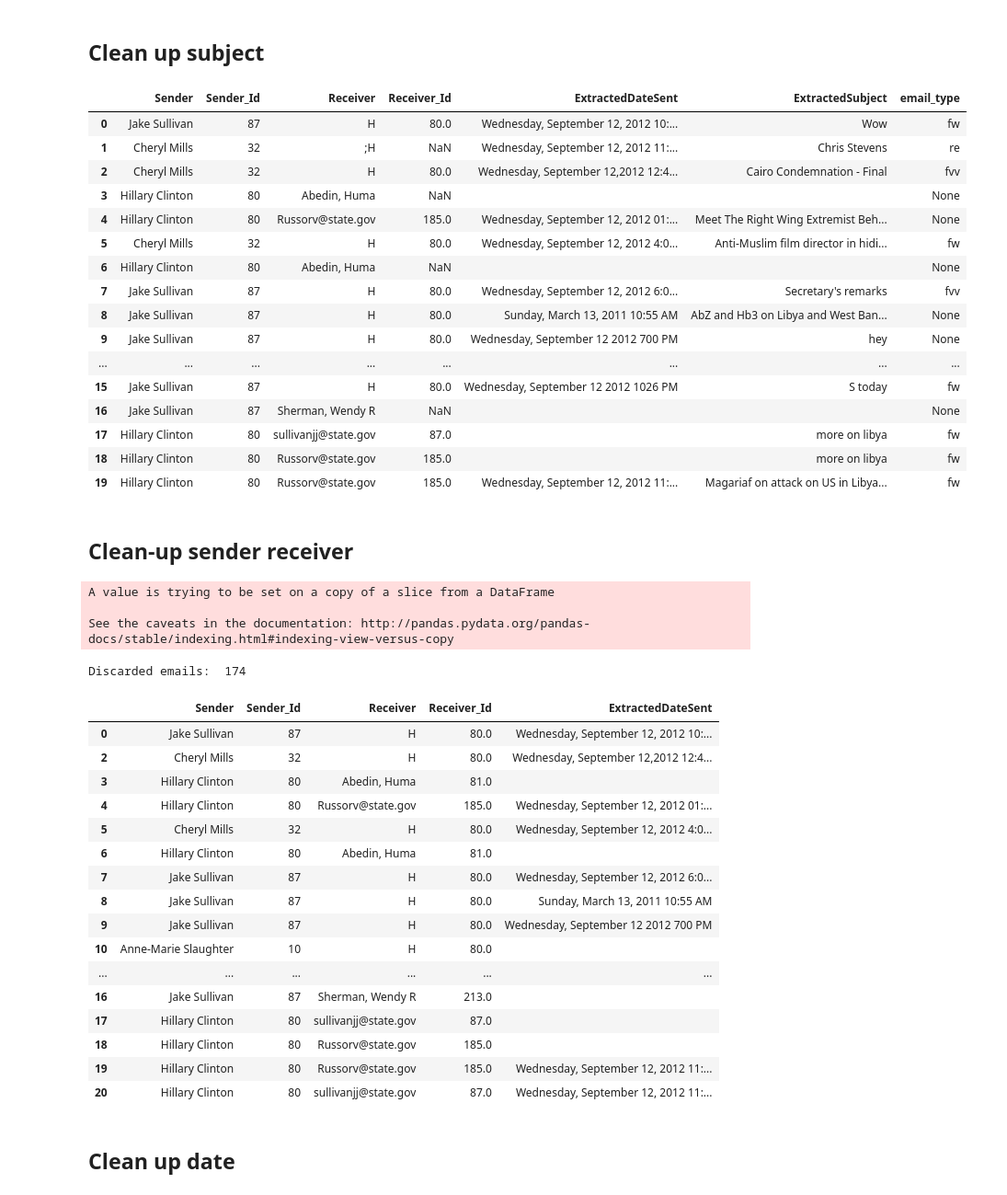
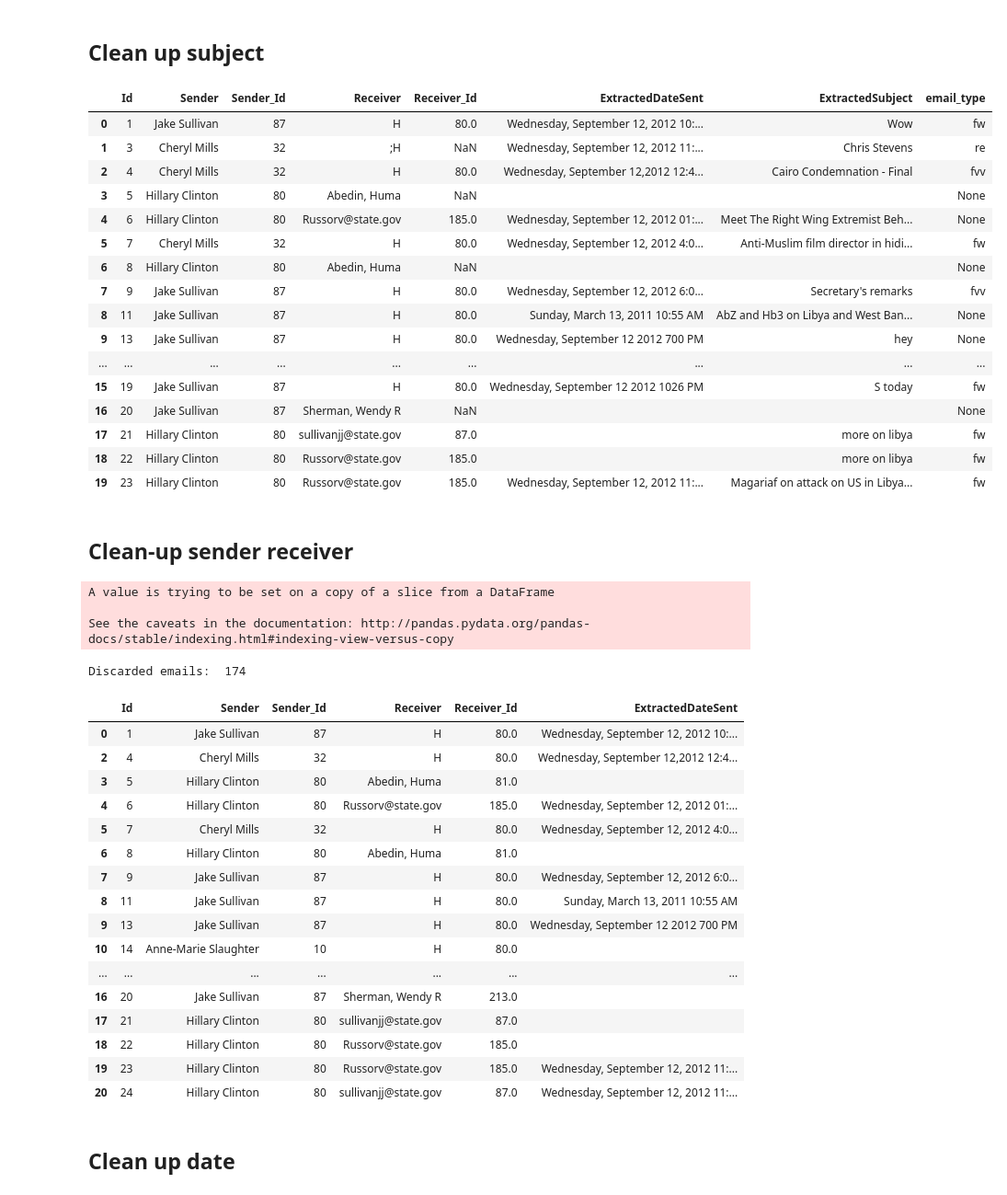
Before and after one commit to debojyoti23/NLP-course-project, a Jupyter notebook: explore.ipynb, the cells around one changed output. Shown at 92% size. Saved outputs shown, nothing was run; the diff lists cells and outputs as text; code cells hidden in the pictures.

```diff
--- a/explore.ipynb
+++ b/explore.ipynb
@@ -36,35 +36,35 @@ def clean_subject(sub):
     return email_type,sub
 # %%
 conn = sqlite3.connect('../hillary-clinton-emails/database.sqlite')
-sql = """select p.Name Sender, e.SenderPersonId Sender_Id
+sql = """select e.Id, p.Name Sender, e.SenderPersonId Sender_Id
 , e.MetadataTo Receiver, a.PersonId Receiver_Id, e.ExtractedDateSent, e.ExtractedSubject
 from Emails e
 inner join Persons p on e.SenderPersonId=p.Id
 left outer join Aliases a on lower(e.MetadataTo)=a.Alias
 """
 emails = pd.read_sql_query(sql,conn)
 temp = emails.ExtractedSubject.apply(clean_subject)
 emails['ExtractedSubject'] = [tpl[1] for tpl in temp]
 emails['email_type'] = email_type = [tpl[0] for tpl in temp]
 emails.head(20)
 # %% [output]
-|  | Sender | Sender_Id | Receiver | Receiver_Id | ExtractedDateSent | ExtractedSubject | email_type |
-| 0 | Jake Sullivan | 87 | H | 80.0 | Wednesday, September 12, 2012 10:... | Wow | fw |
-| 1 | Cheryl Mills | 32 | ;H | NaN | Wednesday, September 12, 2012 11:... | Chris Stevens | re |
-| 2 | Cheryl Mills | 32 | H | 80.0 | Wednesday, September 12,2012 12:4... | Cairo Condemnation - Final | fvv |
-| 3 | Hillary Clinton | 80 | Abedin, Huma | NaN |  |  | None |
-| 4 | Hillary Clinton | 80 | Russorv@state.gov | 185.0 | Wednesday, September 12, 2012 01:... | Meet The Right Wing Extremist Beh... | None |
-| 5 | Cheryl Mills | 32 | H | 80.0 | Wednesday, September 12, 2012 4:0... | Anti-Muslim film director in hidi... | fw |
-| 6 | Hillary Clinton | 80 | Abedin, Huma | NaN |  |  | None |
-| 7 | Jake Sullivan | 87 | H | 80.0 | Wednesday, September 12, 2012 6:0... | Secretary's remarks | fvv |
-| 8 | Jake Sullivan | 87 | H | 80.0 | Sunday, March 13, 2011 10:55 AM | AbZ and Hb3 on Libya and West Ban... | None |
-| 9 | Jake Sullivan | 87 | H | 80.0 | Wednesday, September 12 2012 700 PM | hey | None |
-| ... | ... | ... | ... | ... | ... | ... | ... |
-| 15 | Jake Sullivan | 87 | H | 80.0 | Wednesday, September 12 2012 1026 PM | S today | fw |
-| 16 | Jake Sullivan | 87 | Sherman, Wendy R | NaN |  |  | None |
-| 17 | Hillary Clinton | 80 | sullivanjj@state.gov | 87.0 |  | more on libya | fw |
-| 18 | Hillary Clinton | 80 | Russorv@state.gov | 185.0 |  | more on libya | fw |
-| 19 | Hillary Clinton | 80 | Russorv@state.gov | 185.0 | Wednesday, September 12, 2012 11:... | Magariaf on attack on US in Libya... | fw |
+|  | Id | Sender | Sender_Id | Receiver | Receiver_Id | ExtractedDateSent | ExtractedSubject | email_type |
+| 0 | 1 | Jake Sullivan | 87 | H | 80.0 | Wednesday, September 12, 2012 10:... | Wow | fw |
+| 1 | 3 | Cheryl Mills | 32 | ;H | NaN | Wednesday, September 12, 2012 11:... | Chris Stevens | re |
+| 2 | 4 | Cheryl Mills | 32 | H | 80.0 | Wednesday, September 12,2012 12:4... | Cairo Condemnation - Final | fvv |
+| 3 | 5 | Hillary Clinton | 80 | Abedin, Huma | NaN |  |  | None |
+| 4 | 6 | Hillary Clinton | 80 | Russorv@state.gov | 185.0 | Wednesday, September 12, 2012 01:... | Meet The Right Wing Extremist Beh... | None |
+| 5 | 7 | Cheryl Mills | 32 | H | 80.0 | Wednesday, September 12, 2012 4:0... | Anti-Muslim film director in hidi... | fw |
+| 6 | 8 | Hillary Clinton | 80 | Abedin, Huma | NaN |  |  | None |
+| 7 | 9 | Jake Sullivan | 87 | H | 80.0 | Wednesday, September 12, 2012 6:0... | Secretary's remarks | fvv |
+| 8 | 11 | Jake Sullivan | 87 | H | 80.0 | Sunday, March 13, 2011 10:55 AM | AbZ and Hb3 on Libya and West Ban... | None |
+| 9 | 13 | Jake Sullivan | 87 | H | 80.0 | Wednesday, September 12 2012 700 PM | hey | None |
+| ... | ... | ... | ... | ... | ... | ... | ... | ... |
+| 15 | 19 | Jake Sullivan | 87 | H | 80.0 | Wednesday, September 12 2012 1026 PM | S today | fw |
+| 16 | 20 | Jake Sullivan | 87 | Sherman, Wendy R | NaN |  |  | None |
+| 17 | 21 | Hillary Clinton | 80 | sullivanjj@state.gov | 87.0 |  | more on libya | fw |
+| 18 | 22 | Hillary Clinton | 80 | Russorv@state.gov | 185.0 |  | more on libya | fw |
+| 19 | 23 | Hillary Clinton | 80 | Russorv@state.gov | 185.0 | Wednesday, September 12, 2012 11:... | Magariaf on attack on US in Libya... | fw |
 # %% [markdown]
 ## Clean-up sender receiver
 # %%
@@ -79,7 +79,7 @@ conn = sqlite3.connect('../hillary-clinton-emails/database.sqlite')
 # print 'No of mails sent by HC =',x[80]
 
 # Assign receiver Id
-sql = """select p.Name Sender,
+sql = """select e.Id, p.Name Sender,
 e.SenderPersonId Sender_Id, e.MetadataTo Receiver, a.PersonId Receiver_Id, e.ExtractedDateSent
 from Emails e
 inner join Persons p on e.SenderPersonId=p.Id
@@ -121,23 +121,23 @@ A value is trying to be set on a copy of a slice from a DataFrame
 
 See the caveats in the documentation: http://pandas.pydata.org/pandas-docs/stable/indexing.html#indexing-view-versus-copy
 Discarded emails:  174
-|  | Sender | Sender_Id | Receiver | Receiver_Id | ExtractedDateSent |
-| 0 | Jake Sullivan | 87 | H | 80.0 | Wednesday, September 12, 2012 10:... |
-| 2 | Cheryl Mills | 32 | H | 80.0 | Wednesday, September 12,2012 12:4... |
-| 3 | Hillary Clinton | 80 | Abedin, Huma | 81.0 |  |
-| 4 | Hillary Clinton | 80 | Russorv@state.gov | 185.0 | Wednesday, September 12, 2012 01:... |
-| 5 | Cheryl Mills | 32 | H | 80.0 | Wednesday, September 12, 2012 4:0... |
-| 6 | Hillary Clinton | 80 | Abedin, Huma | 81.0 |  |
-| 7 | Jake Sullivan | 87 | H | 80.0 | Wednesday, September 12, 2012 6:0... |
-| 8 | Jake Sullivan | 87 | H | 80.0 | Sunday, March 13, 2011 10:55 AM |
-| 9 | Jake Sullivan | 87 | H | 80.0 | Wednesday, September 12 2012 700 PM |
-| 10 | Anne-Marie Slaughter | 10 | H | 80.0 |  |
-| ... | ... | ... | ... | ... | ... |
-| 16 | Jake Sullivan | 87 | Sherman, Wendy R | 213.0 |  |
-| 17 | Hillary Clinton | 80 | sullivanjj@state.gov | 87.0 |  |
-| 18 | Hillary Clinton | 80 | Russorv@state.gov | 185.0 |  |
-| 19 | Hillary Clinton | 80 | Russorv@state.gov | 185.0 | Wednesday, September 12, 2012 11:... |
-| 20 | Hillary Clinton | 80 | sullivanjj@state.gov | 87.0 | Wednesday, September 12, 2012 11:... |
+|  | Id | Sender | Sender_Id | Receiver | Receiver_Id | ExtractedDateSent |
+| 0 | 1 | Jake Sullivan | 87 | H | 80.0 | Wednesday, September 12, 2012 10:... |
+| 2 | 4 | Cheryl Mills | 32 | H | 80.0 | Wednesday, September 12,2012 12:4... |
+| 3 | 5 | Hillary Clinton | 80 | Abedin, Huma | 81.0 |  |
+| 4 | 6 | Hillary Clinton | 80 | Russorv@state.gov | 185.0 | Wednesday, September 12, 2012 01:... |
+| 5 | 7 | Cheryl Mills | 32 | H | 80.0 | Wednesday, September 12, 2012 4:0... |
+| 6 | 8 | Hillary Clinton | 80 | Abedin, Huma | 81.0 |  |
+| 7 | 9 | Jake Sullivan | 87 | H | 80.0 | Wednesday, September 12, 2012 6:0... |
+| 8 | 11 | Jake Sullivan | 87 | H | 80.0 | Sunday, March 13, 2011 10:55 AM |
+| 9 | 13 | Jake Sullivan | 87 | H | 80.0 | Wednesday, September 12 2012 700 PM |
+| 10 | 14 | Anne-Marie Slaughter | 10 | H | 80.0 |  |
+| ... | ... | ... | ... | ... | ... | ... |
+| 16 | 20 | Jake Sullivan | 87 | Sherman, Wendy R | 213.0 |  |
+| 17 | 21 | Hillary Clinton | 80 | sullivanjj@state.gov | 87.0 |  |
+| 18 | 22 | Hillary Clinton | 80 | Russorv@state.gov | 185.0 |  |
+| 19 | 23 | Hillary Clinton | 80 | Russorv@state.gov | 185.0 | Wednesday, September 12, 2012 11:... |
+| 20 | 24 | Hillary Clinton | 80 | sullivanjj@state.gov | 87.0 | Wednesday, September 12, 2012 11:... |
 # %% [markdown]
 ## Clean up date
 # %%
```
Also changed, not shown: parts of 8 cells of this notebook, 2 other files.
